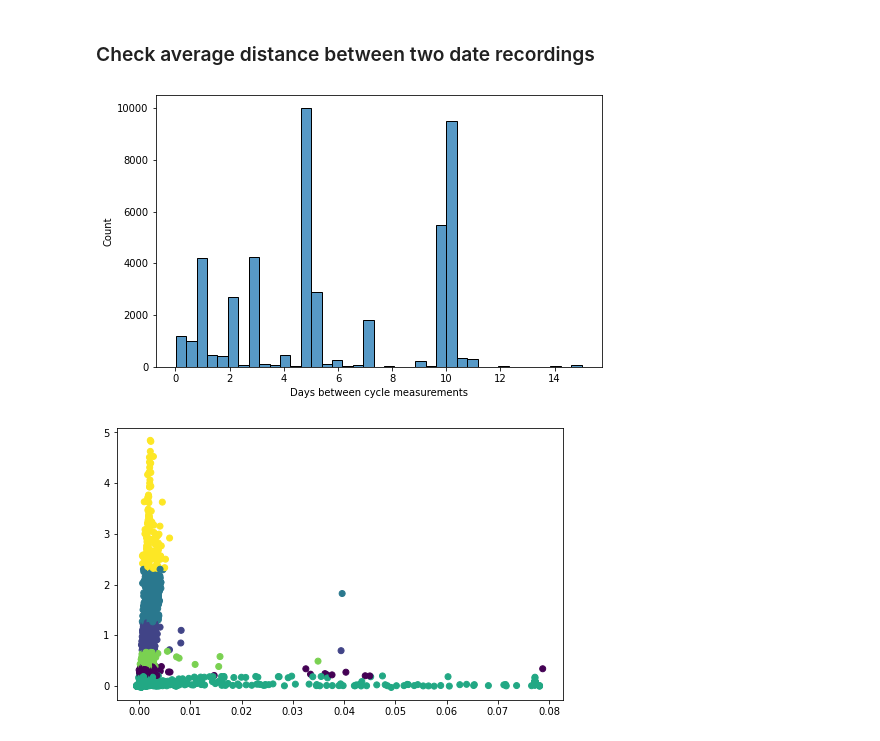
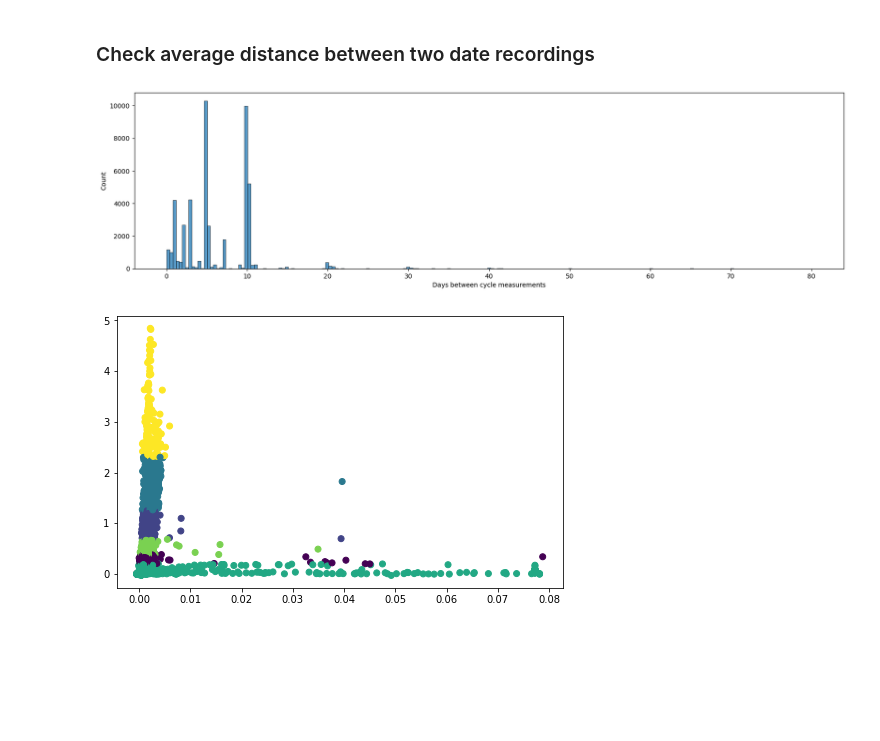
Before and after one commit to gnyirjesy/ocean-depth-characterization, a Jupyter notebook: EDA/eda_bh.ipynb, the cells around one changed output. Cells and saved outputs as stored; diff of their text form; code cells hidden in the pictures; blank space fills up the shorter version.

```diff
--- a/EDA/eda_bh.ipynb
+++ b/EDA/eda_bh.ipynb
@@ -113,4 +95,4 @@ memory usage: 7.6+ MB
 # Aggregate profile data using the mean value of chlorophyll a and bbp700 nm in the sunlit portion of the ocean
 sunlit_profiles = profile_df[profile_df.PRES < 10][['float', 'cycleNumber', 'CHLA', 'BBP700']] \
     .groupby(['float', 'cycleNumber']).mean().reset_index()
-df = sat_df.merge(sunlit_profiles, on=['float', 'cycleNumber']).drop(['LT_SAT_SST_SD', 'LT_SAT_SST_MED'], axis=1).dropna()
+df_merged = sat_df.merge(sunlit_profiles, on=['float', 'cycleNumber']).drop(['LT_SAT_SST_SD', 'LT_SAT_SST_MED'], axis=1).dropna()
@@ -116,0 +101,34 @@ df = sat_df.merge(sunlit_profiles, on=['float', 'cycleNumber']).drop(['LT_SAT_SS
+# %%
+def create_period_data(merged_df):
+    df = merged_df.copy()
+    # create datetime column
+    df['date'] = pd.to_datetime(df.date, format='%Y-%m-%d %H:%M:%S')
+    # find splits between cycles in DAYS
+    df['delta'] = ((df.date - df.date.shift()).dt.total_seconds() / 3600).fillna(0)
+    # turn all cyclenumber 1s into 0 delta
+    df.loc[df.cycleNumber == 1, 'delta'] = 0
+    # start cycle over if time delta is over 15 days (360 hours)
+    df.loc[(df.delta > 408) | (df.delta < 0), 'delta'] = 0
+    # make a flag column for row at the end of a period
+    df = df.reset_index().drop('index', axis=1)
+    period_ls = list()
+    period = 0
+    for i, r in df.iloc[:-1].iterrows():
+        if r['delta'] != 0:
+            period_ls.append(period)
+        else:
+            r1 = df.iloc[i+1]
+            if r1['delta'] != 0:
+                period += 1
+                period_ls.append(period)
+            else:
+                period_ls.append(np.nan)
+    if df.iloc[-1]['delta'] != 0:
+        period_ls.append(period)
+    else:
+        period_ls.append(np.nan)
+    df['period'] = period_ls
+    df = df.dropna()
+    return df
+
+df = create_period_data(df_merged)
@@ -215,14 +370,14 @@ for f in np.unique(df.float):
     deltas += list(float_df['delta_hrs'])
 # %%
 deltas = np.array(deltas)
-deltas_filt = deltas[(deltas < 15) & (deltas > 0)]
+deltas_filt = deltas[(deltas < 80) & (deltas > 0)]
 # %%
-fig, ax = plt.subplots(1, 1, figsize=(8, 5))
+fig, ax = plt.subplots(1, 1, figsize=(20, 5))
 sns.histplot(x=deltas_filt, ax=ax)
 ax.set_xlabel('Days between cycle measurements')
 plt.show()
 # %% [output]
-[figure, old version]
+[figure, new version]
 # %%
 est = KMeans(n_clusters=6)
 groups = est.fit_predict(df[['BBP700', "CHLA"]])
```
Also changed, not shown: parts of 20 cells of this notebook, 5 other files.
